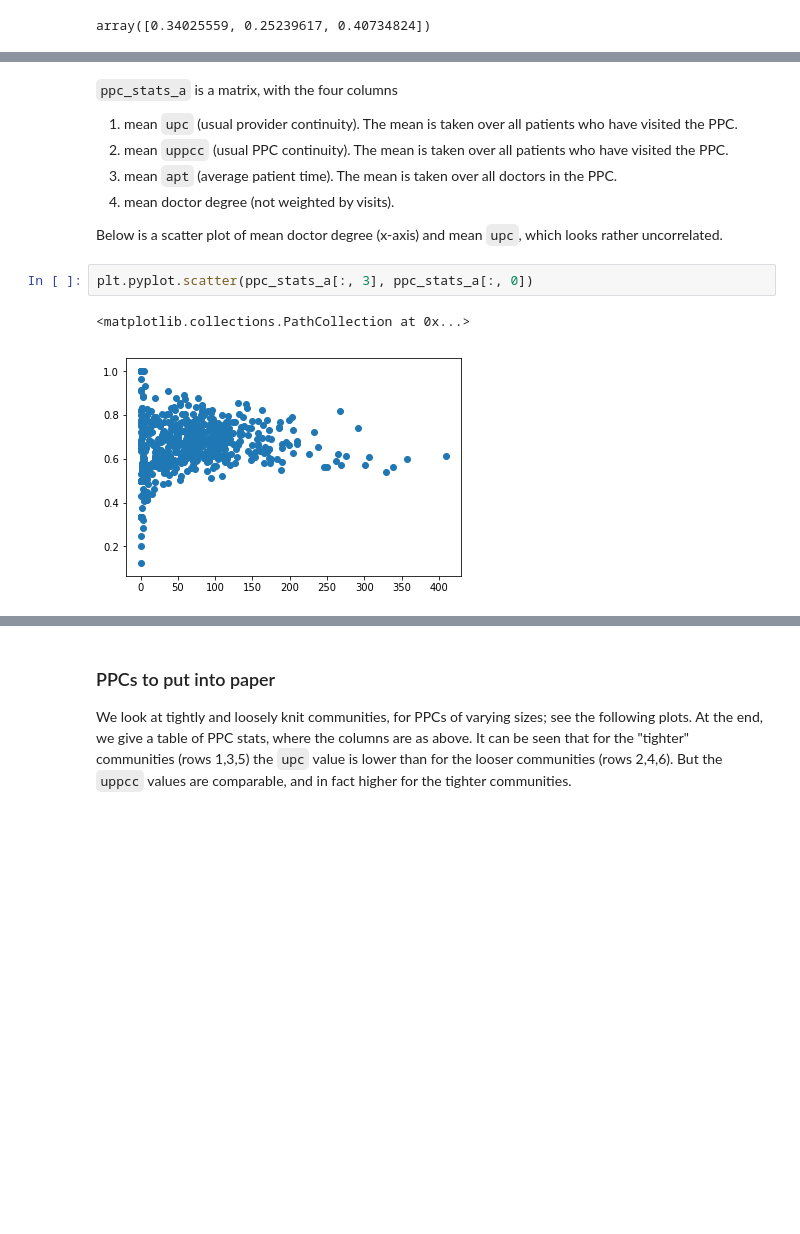
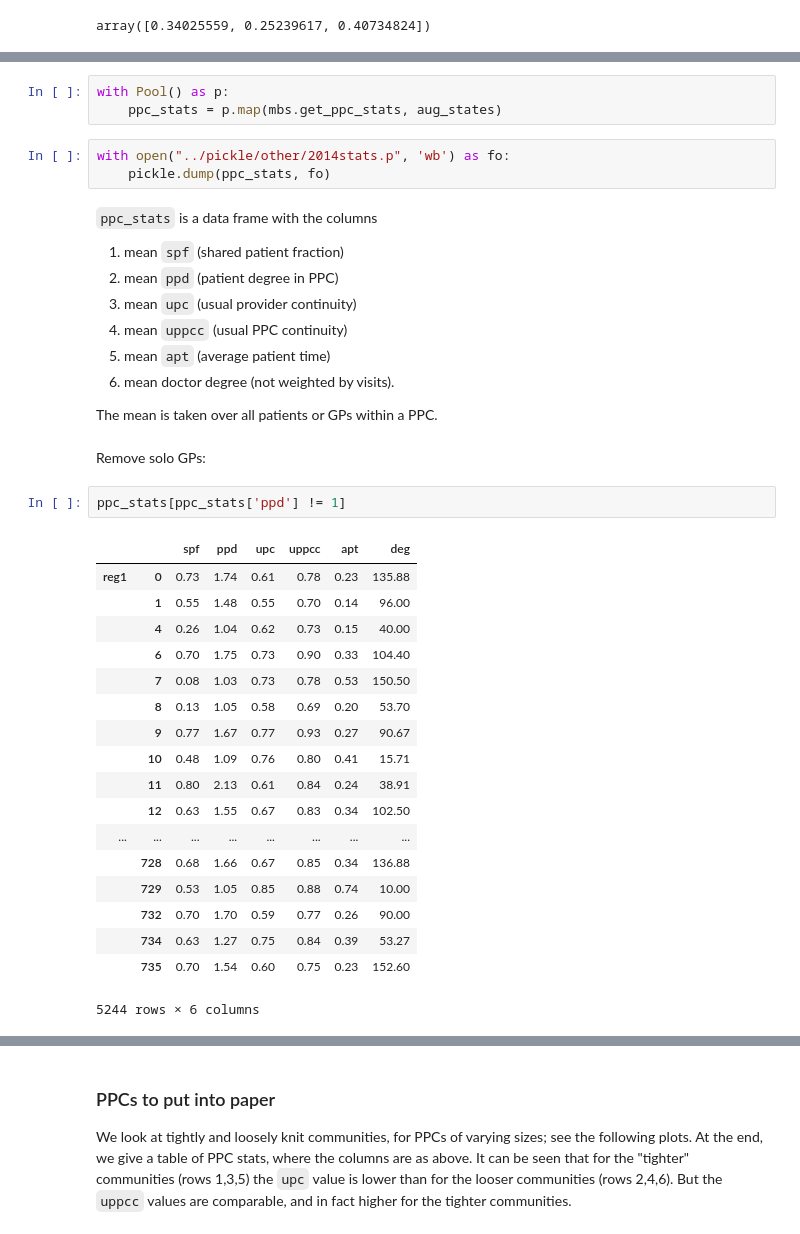
Before and after one commit to CBDRH/GP-networks, a Jupyter notebook: py/supplemental.ipynb, the cells around one changed output, grey strips where cells are left out. Saved outputs shown, nothing was run; the diff lists cells and outputs as text; blank space fills up the shorter version.

```diff
--- a/py/supplemental.ipynb
+++ b/py/supplemental.ipynb
@@ -132,13 +158,39 @@ ppc_stats_a = np.array([[x for x in row] for row in ppc_stats])
+# %%
+with Pool() as p:
+    ppc_stats = p.map(mbs.get_ppc_stats, aug_states)
+# %%
+with open("../pickle/other/2014stats.p", 'wb') as fo:
+    pickle.dump(ppc_stats, fo)
 # %% [markdown]
-`ppc_stats_a` is a matrix, with the four columns
-1. mean `upc` (usual provider continuity). The mean is taken over all patients who have visited the PPC.
-2. mean `uppcc` (usual PPC continuity). The mean is taken over all patients who have visited the PPC.
-3. mean `apt` (average patient time). The mean is taken over all doctors in the PPC.
+`ppc_stats` is a data frame with the columns
+1. mean `spf` (shared patient fraction)
+2. mean `ppd` (patient degree in PPC)
+1. mean `upc` (usual provider continuity)
+2. mean `uppcc` (usual PPC continuity)
+3. mean `apt` (average patient time)
 4. mean doctor degree (not weighted by visits).
 
-Below is a scatter plot of mean doctor degree (x-axis) and mean `upc`, which looks rather uncorrelated.
+The mean is taken over all patients or GPs within a PPC.
-# %%
-plt.pyplot.scatter(ppc_stats_a[:, 3], ppc_stats_a[:, 0])
-# %% [output]
-<matplotlib.collections.PathCollection at 0x...>
-[figure, removed]
+# %% [markdown]
+Remove solo GPs:
+# %%
+ppc_stats[ppc_stats['ppd'] != 1]
+# %% [output]
+|  |  | spf | ppd | upc | uppcc | apt | deg |
+| reg1 | 0 | 0.73 | 1.74 | 0.61 | 0.78 | 0.23 | 135.88 |
+|  | 1 | 0.55 | 1.48 | 0.55 | 0.70 | 0.14 | 96.00 |
+|  | 4 | 0.26 | 1.04 | 0.62 | 0.73 | 0.15 | 40.00 |
+|  | 6 | 0.70 | 1.75 | 0.73 | 0.90 | 0.33 | 104.40 |
+|  | 7 | 0.08 | 1.03 | 0.73 | 0.78 | 0.53 | 150.50 |
+|  | 8 | 0.13 | 1.05 | 0.58 | 0.69 | 0.20 | 53.70 |
+|  | 9 | 0.77 | 1.67 | 0.77 | 0.93 | 0.27 | 90.67 |
+|  | 10 | 0.48 | 1.09 | 0.76 | 0.80 | 0.41 | 15.71 |
+|  | 11 | 0.80 | 2.13 | 0.61 | 0.84 | 0.24 | 38.91 |
+|  | 12 | 0.63 | 1.55 | 0.67 | 0.83 | 0.34 | 102.50 |
+| ... | ... | ... | ... | ... | ... | ... | ... |
+|  | 728 | 0.68 | 1.66 | 0.67 | 0.85 | 0.34 | 136.88 |
+|  | 729 | 0.53 | 1.05 | 0.85 | 0.88 | 0.74 | 10.00 |
+|  | 732 | 0.70 | 1.70 | 0.59 | 0.77 | 0.26 | 90.00 |
+|  | 734 | 0.63 | 1.27 | 0.75 | 0.84 | 0.39 | 53.27 |
+|  | 735 | 0.70 | 1.54 | 0.60 | 0.75 | 0.23 | 152.60 |
+5244 rows × 6 columns
```
Also changed, not shown: parts of 30 cells of this notebook.
